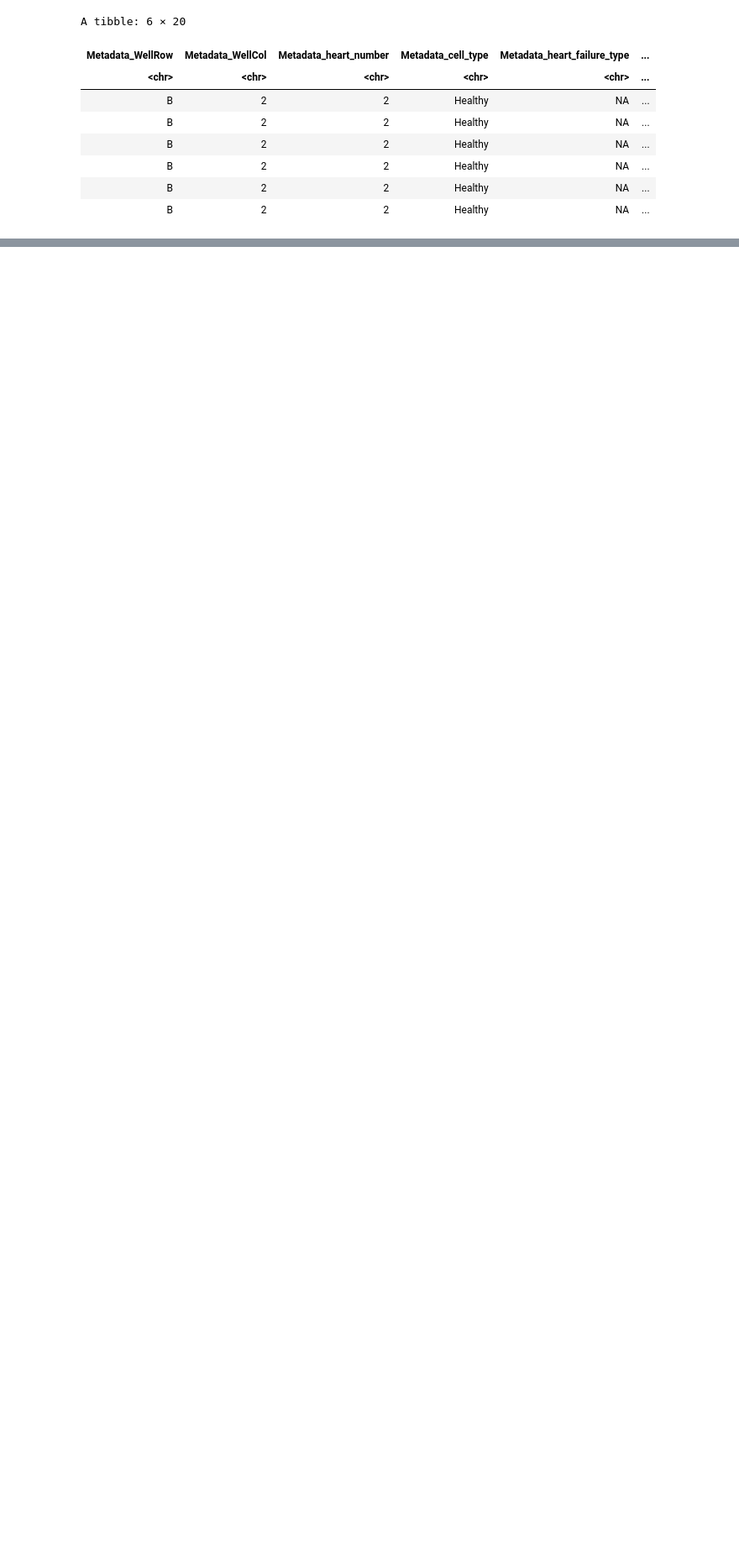
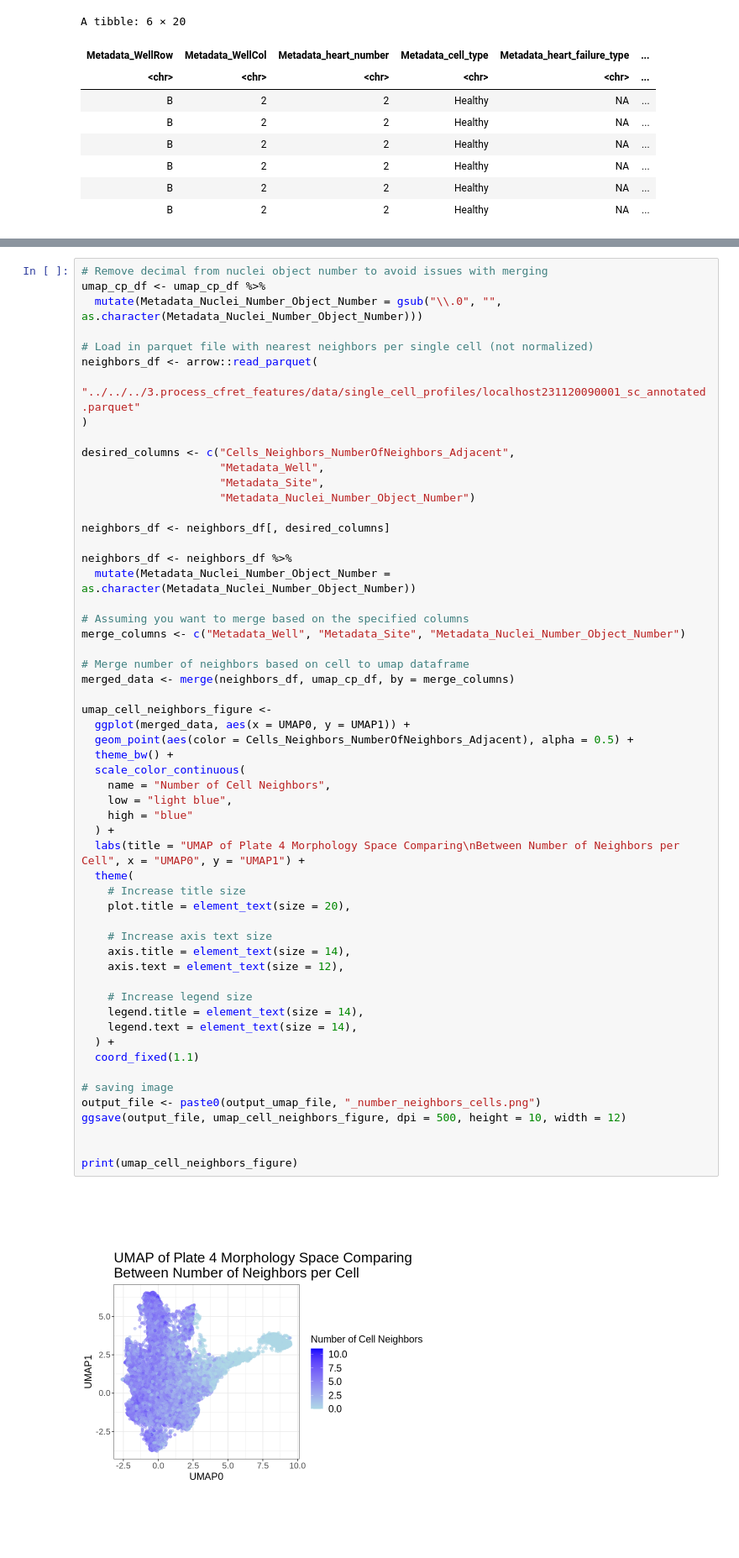
Before and after one commit to WayScience/cellpainting_predicts_cardiac_fibrosis, a Jupyter notebook: 4.analyze_data/notebooks/UMAP/1.visualize-UMAP-plate4.ipynb, the cells around one changed output, grey strips where cells are left out. Shown at 84% size. Cells and saved outputs as stored; diff of their text form; blank space fills up the shorter version.

Commit message:
add find sc for UMAP and LM -> plate 4

```diff
--- a/4.analyze_data/notebooks/UMAP/1.visualize-UMAP-plate4.ipynb
+++ b/4.analyze_data/notebooks/UMAP/1.visualize-UMAP-plate4.ipynb
@@ -190,0 +212,58 @@ print(umap_cell_type_figure)
+# %%
+# Remove decimal from nuclei object number to avoid issues with merging
+umap_cp_df <- umap_cp_df %>%
+  mutate(Metadata_Nuclei_Number_Object_Number = gsub("\\.0", "", as.character(Metadata_Nuclei_Number_Object_Number)))
+
+# Load in parquet file with nearest neighbors per single cell (not normalized)
+neighbors_df <- arrow::read_parquet(
+    "../../../3.process_cfret_features/data/single_cell_profiles/localhost231120090001_sc_annotated.parquet"
+)
+
+desired_columns <- c("Cells_Neighbors_NumberOfNeighbors_Adjacent",
+                     "Metadata_Well",
+                     "Metadata_Site",
+                     "Metadata_Nuclei_Number_Object_Number")
+
+neighbors_df <- neighbors_df[, desired_columns]
+
+neighbors_df <- neighbors_df %>%
+  mutate(Metadata_Nuclei_Number_Object_Number = as.character(Metadata_Nuclei_Number_Object_Number))
+
+# Assuming you want to merge based on the specified columns
+merge_columns <- c("Metadata_Well", "Metadata_Site", "Metadata_Nuclei_Number_Object_Number")
+
+# Merge number of neighbors based on cell to umap dataframe
+merged_data <- merge(neighbors_df, umap_cp_df, by = merge_columns)
+
+umap_cell_neighbors_figure <-
+  ggplot(merged_data, aes(x = UMAP0, y = UMAP1)) +
+  geom_point(aes(color = Cells_Neighbors_NumberOfNeighbors_Adjacent), alpha = 0.5) +
+  theme_bw() +
+  scale_color_continuous(
+    name = "Number of Cell Neighbors",
+    low = "light blue",
+    high = "blue"
+  ) +
+  labs(title = "UMAP of Plate 4 Morphology Space Comparing\nBetween Number of Neighbors per Cell", x = "UMAP0", y = "UMAP1") +
+  theme(
+    # Increase title size
+    plot.title = element_text(size = 20),
+
+    # Increase axis text size
+    axis.title = element_text(size = 14),
+    axis.text = element_text(size = 12),
+
+    # Increase legend size
+    legend.title = element_text(size = 14),
+    legend.text = element_text(size = 14),
+  ) +
+  coord_fixed(1.1)
+
+# saving image
+output_file <- paste0(output_umap_file, "_number_neighbors_cells.png")
+ggsave(output_file, umap_cell_neighbors_figure, dpi = 500, height = 10, width = 12)
+
+
+print(umap_cell_neighbors_figure)
+# %% [output]
+[figure, added]
```
Also changed, not shown: parts of 10 cells of this notebook, 32 other files.
